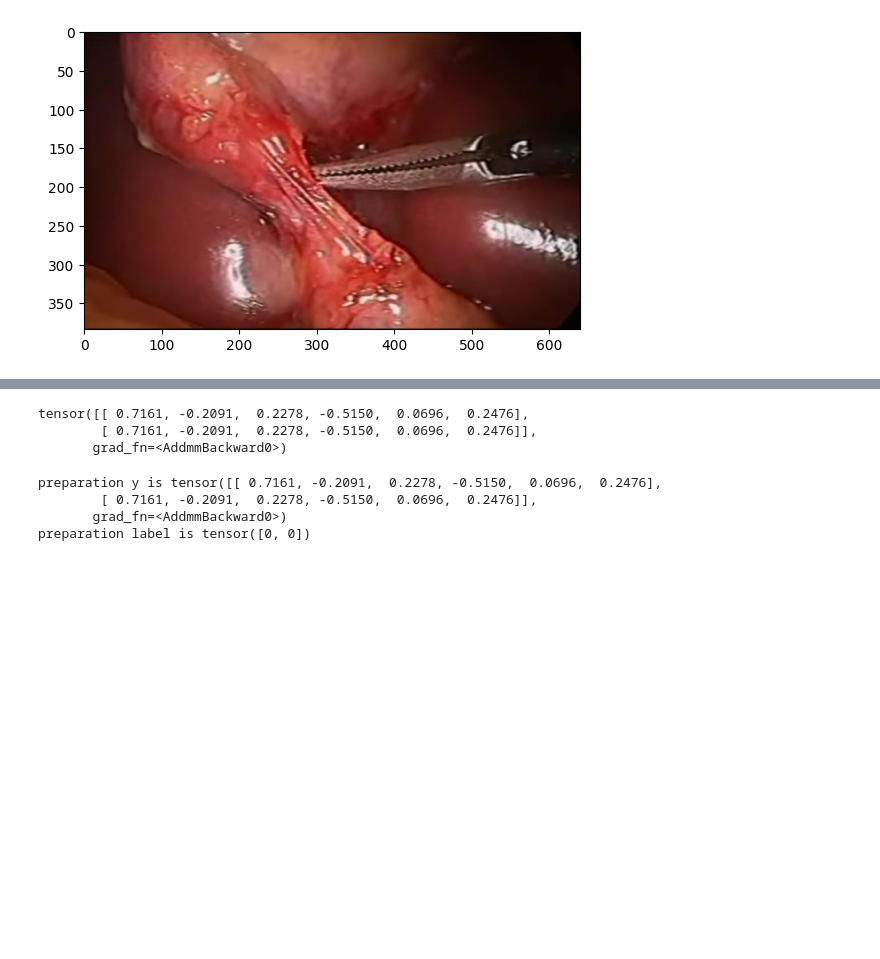
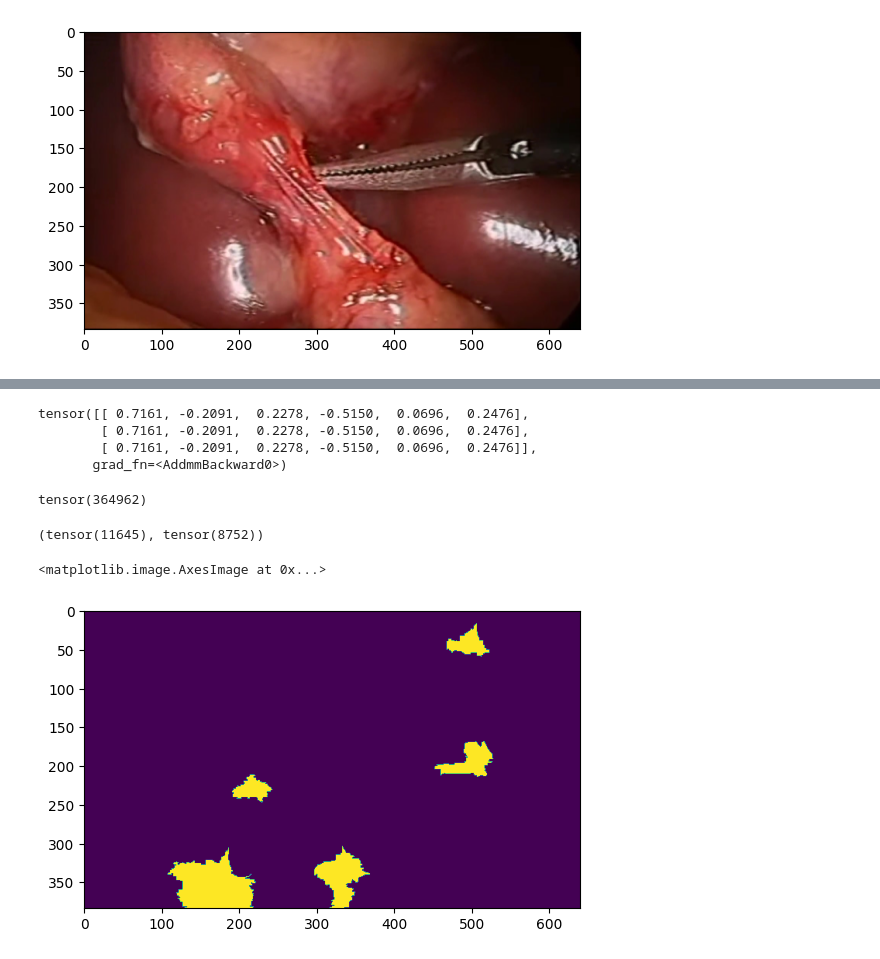
Before and after one commit to ShaileshSridhar2403/exlib, a Jupyter notebook: notebooks/abdomen_organs.ipynb, the cells around one changed output, grey strips where cells are left out. Saved outputs shown, nothing was run; the diff lists cells and outputs as text; code cells hidden in the pictures; blank space fills up the shorter version.

```diff
--- a/notebooks/abdomen_organs.ipynb
+++ b/notebooks/abdomen_organs.ipynb
@@ -67,11 +67,12 @@ Clipping input data to the valid range for imshow with RGB data ([0..1] for floa
 # %%
 cls_model = AbdomenClassificationModel(3, 6)
 # %%
-X = torch.stack([x,x])
+X = torch.stack([x,x,x])
 y = cls_model(X)
 y
 # %% [output]
 tensor([[ 0.7161, -0.2091,  0.2278, -0.5150,  0.0696,  0.2476],
+        [ 0.7161, -0.2091,  0.2278, -0.5150,  0.0696,  0.2476],
         [ 0.7161, -0.2091,  0.2278, -0.5150,  0.0696,  0.2476]],
        grad_fn=<AddmmBackward0>)
 # %%
@@ -85,8 +87 @@ new_lime = LimeImageClass(cls_model)
 old_lime = TorchImageLime(cls_model)
-# %%
-intg_class_exp = intg_class(X)
-# %% [output]
-preparation y is tensor([[ 0.7161, -0.2091,  0.2278, -0.5150,  0.0696,  0.2476],
-        [ 0.7161, -0.2091,  0.2278, -0.5150,  0.0696,  0.2476]],
-       grad_fn=<AddmmBackward0>)
-preparation label is tensor([0, 0])
@@ -92,0 +90,4 @@ preparation label is tensor([0, 0])
+# %%
+y.argmax(dim=1).view(-1).sum()
+# %% [output]
+tensor(364962)
@@ -93 +96,10 @@ preparation label is tensor([0, 0])
+# %%
+lime_seg_exp.attributions[0].sum(), lime_seg_exp.attributions[1].sum()
+# %% [output]
+(tensor(11645), tensor(8752))
+# %%
+plt.imshow(lime_seg_exp.attributions[0].numpy())
+# %% [output]
+<matplotlib.image.AxesImage at 0x...>
+[figure, added]
 # %%
```
Also changed, not shown: parts of 37 cells of this notebook, 2 other files.
